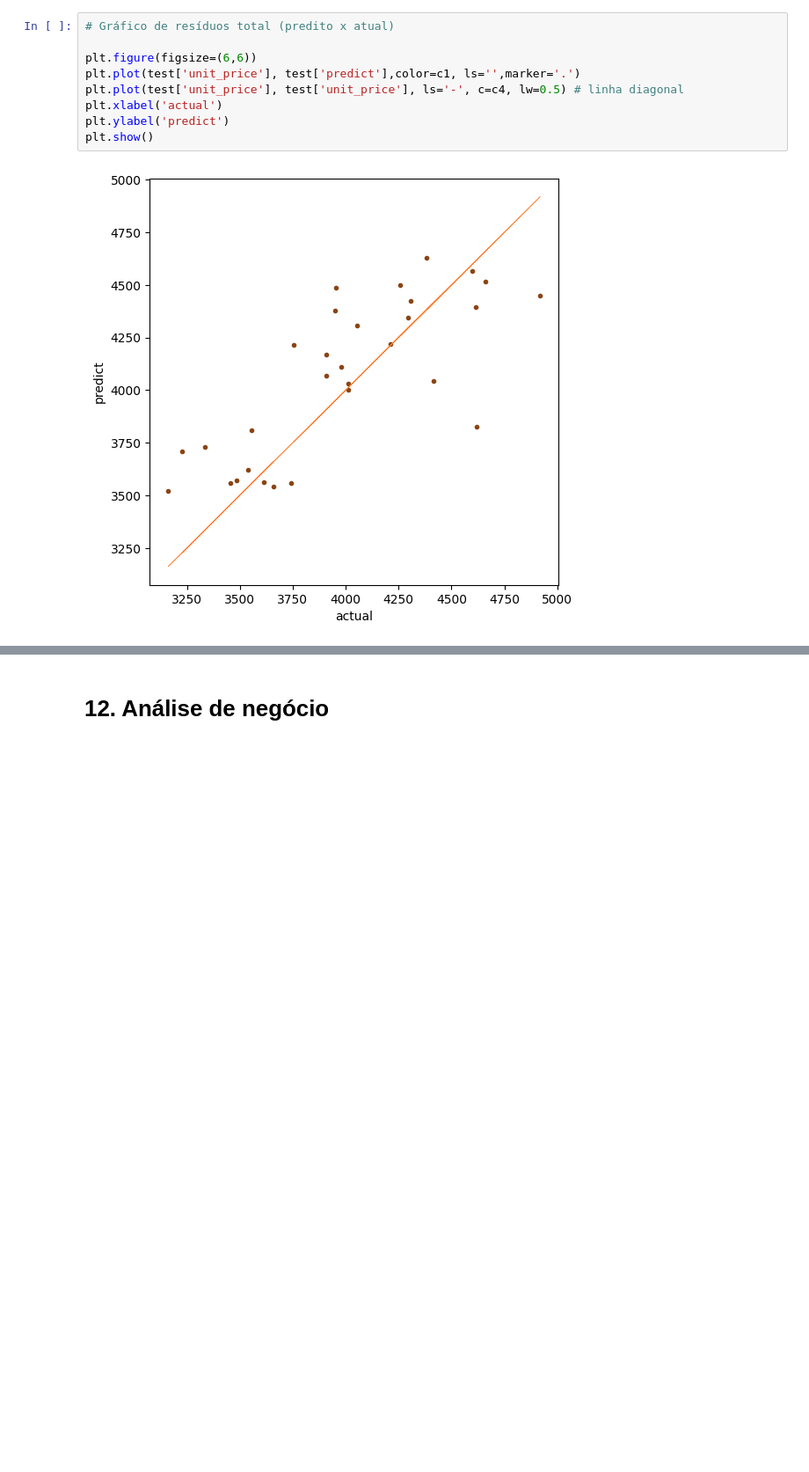
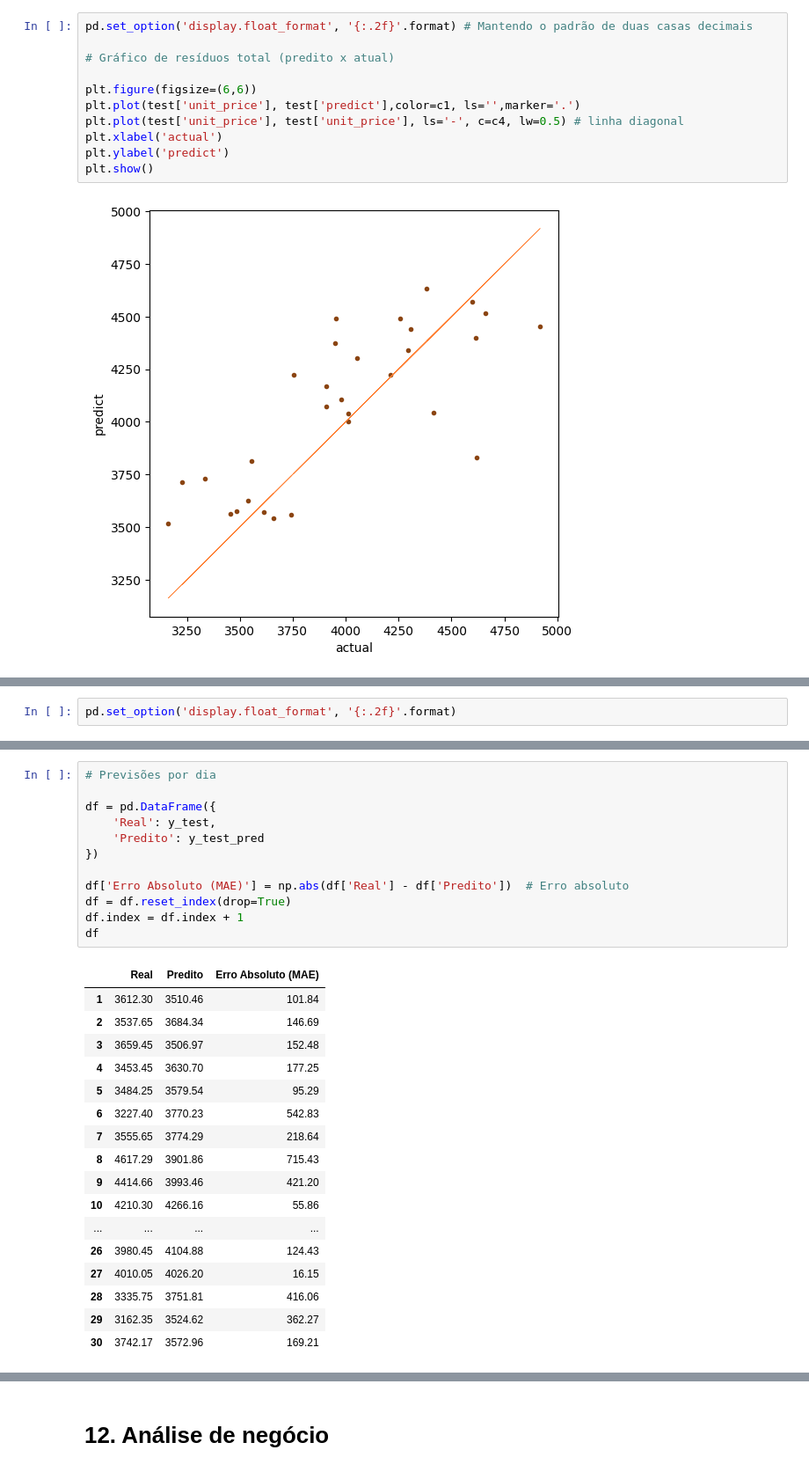
Before and after one commit to deborabmfreitas/coffee-shop-sales-prediction, a Jupyter notebook: coffee-shop-sales-prediction.ipynb, the cells around one changed output, grey strips where cells are left out. Shown at 88% size. Saved outputs shown, nothing was run; the diff lists cells and outputs as text; blank space fills up the shorter version.

```diff
--- a/coffee-shop-sales-prediction.ipynb
+++ b/coffee-shop-sales-prediction.ipynb
@@ -869,4 +877,6 @@ plt.show()
 # %%
+pd.set_option('display.float_format', '{:.2f}'.format) # Mantendo o padrão de duas casas decimais
+
 # Gráfico de resíduos total (predito x atual)
 
 plt.figure(figsize=(6,6))
@@ -889,0 +917,2 @@ plt.show()
+# %%
+pd.set_option('display.float_format', '{:.2f}'.format)
@@ -889,0 +934,30 @@ plt.show()
+# %%
+# Previsões por dia
+
+df = pd.DataFrame({
+    'Real': y_test,
+    'Predito': y_test_pred
+})
+
+df['Erro Absoluto (MAE)'] = np.abs(df['Real'] - df['Predito'])  # Erro absoluto
+df = df.reset_index(drop=True)
+df.index = df.index + 1
+df
+# %% [output]
+|  | Real | Predito | Erro Absoluto (MAE) |
+| 1 | 3612.30 | 3510.46 | 101.84 |
+| 2 | 3537.65 | 3684.34 | 146.69 |
+| 3 | 3659.45 | 3506.97 | 152.48 |
+| 4 | 3453.45 | 3630.70 | 177.25 |
+| 5 | 3484.25 | 3579.54 | 95.29 |
+| 6 | 3227.40 | 3770.23 | 542.83 |
+| 7 | 3555.65 | 3774.29 | 218.64 |
+| 8 | 4617.29 | 3901.86 | 715.43 |
+| 9 | 4414.66 | 3993.46 | 421.20 |
+| 10 | 4210.30 | 4266.16 | 55.86 |
+| ... | ... | ... | ... |
+| 26 | 3980.45 | 4104.88 | 124.43 |
+| 27 | 4010.05 | 4026.20 | 16.15 |
+| 28 | 3335.75 | 3751.81 | 416.06 |
+| 29 | 3162.35 | 3524.62 | 362.27 |
+| 30 | 3742.17 | 3572.96 | 169.21 |
```
Also changed, not shown: parts of 37 cells of this notebook.
